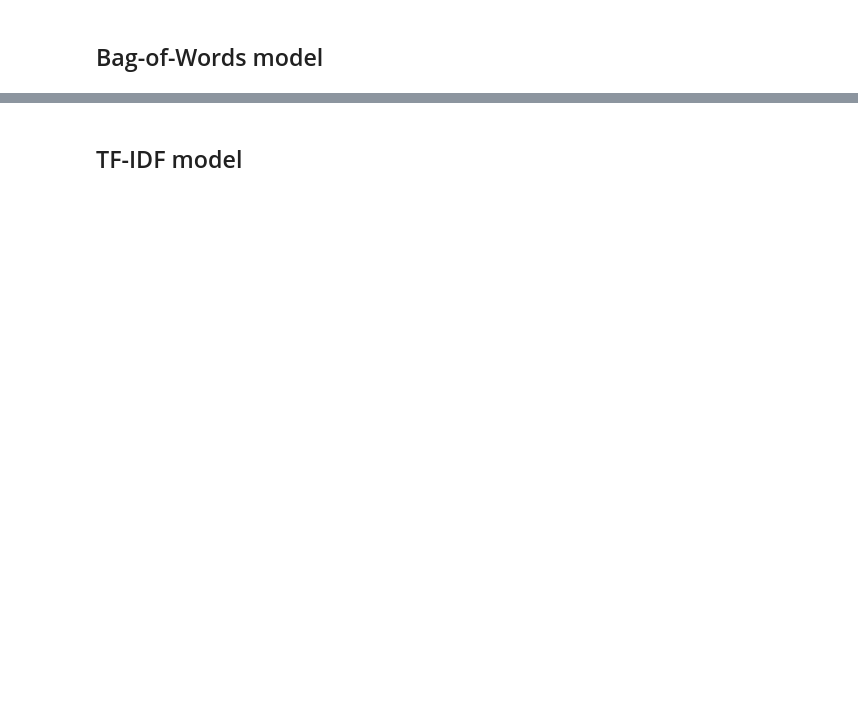
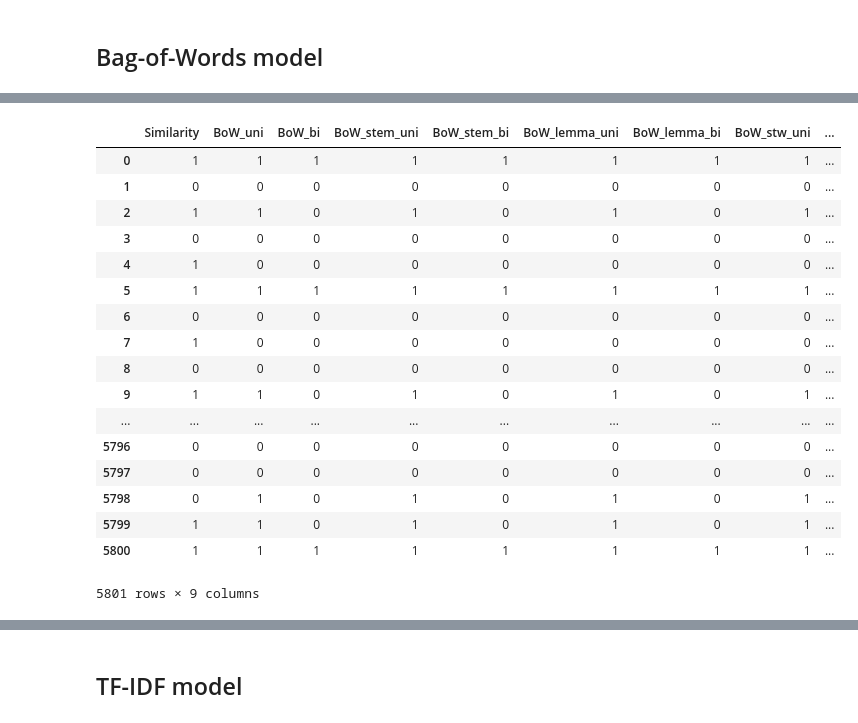
Before and after one commit to mar00nie/NLP-Text-Similarity, a Jupyter notebook: Text_Analysis.ipynb, the cells around one changed output, grey strips where cells are left out. Cells and saved outputs as stored; diff of their text form; code cells hidden in the pictures; blank space fills up the shorter version.

```diff
--- a/Text_Analysis.ipynb
+++ b/Text_Analysis.ipynb
@@ -351,11 +541,36 @@ df_sick_bow.corr(method='spearman')
 # %%
 # Convert scores to binary
 
-msr_bow_binscores = convert_scores_to_binary(msr_bow_scores, 0.7)
-msr_bow_stem_binscores = convert_scores_to_binary(msr_bow_stem_scores, 0.7)
-msr_bow_lem_binscores = convert_scores_to_binary(msr_bow_lem_scores, 0.7)
-msr_bow_stw_binscores = convert_scores_to_binary(msr_bow_stw_scores, 0.7)
+msr_bow_binscores, msr_bow_stem_binscores, msr_bow_lem_binscores, msr_bow_stw_binscores = [], [], [], []
+threshold = 0.7
+
+for i in range(0, 2):
+    msr_bow_binscores.append(convert_scores_to_binary(msr_bow_scores[i], threshold))
+    msr_bow_stem_binscores.append(convert_scores_to_binary(msr_bow_stem_scores[i], threshold))
+    msr_bow_lem_binscores.append(convert_scores_to_binary(msr_bow_lem_scores[i], threshold))
+    msr_bow_stw_binscores.append(convert_scores_to_binary(msr_bow_stw_scores[i], threshold))
 # %%
-df_msr_bow = pd.DataFrame({'Similarity': msr_scores, 'BoW': msr_bow_binscores, 'BoW_stem': msr_bow_stem_binscores,
-                           'BoW_lemma': msr_bow_lem_binscores, 'BoW_filt': msr_bow_stw_binscores})
+df_msr_bow = pd.DataFrame({'Similarity': msr_scores, 'BoW_uni': msr_bow_binscores[0], 'BoW_bi': msr_bow_binscores[1],
+                            'BoW_stem_uni': msr_bow_stem_binscores[0], 'BoW_stem_bi': msr_bow_stem_binscores[1],
+                            'BoW_lemma_uni': msr_bow_lem_binscores[0], 'BoW_lemma_bi': msr_bow_lem_binscores[1],
+                            'BoW_stw_uni': msr_bow_stw_binscores[0], 'BoW_stw_bi': msr_bow_stw_binscores[1]})
 df_msr_bow
+# %% [output]
+|  | Similarity | BoW_uni | BoW_bi | BoW_stem_uni | BoW_stem_bi | BoW_lemma_uni | BoW_lemma_bi | BoW_stw_uni | ... |
+| 0 | 1 | 1 | 1 | 1 | 1 | 1 | 1 | 1 | ... |
+| 1 | 0 | 0 | 0 | 0 | 0 | 0 | 0 | 0 | ... |
+| 2 | 1 | 1 | 0 | 1 | 0 | 1 | 0 | 1 | ... |
+| 3 | 0 | 0 | 0 | 0 | 0 | 0 | 0 | 0 | ... |
+| 4 | 1 | 0 | 0 | 0 | 0 | 0 | 0 | 0 | ... |
+| 5 | 1 | 1 | 1 | 1 | 1 | 1 | 1 | 1 | ... |
+| 6 | 0 | 0 | 0 | 0 | 0 | 0 | 0 | 0 | ... |
+| 7 | 1 | 0 | 0 | 0 | 0 | 0 | 0 | 0 | ... |
+| 8 | 0 | 0 | 0 | 0 | 0 | 0 | 0 | 0 | ... |
+| 9 | 1 | 1 | 0 | 1 | 0 | 1 | 0 | 1 | ... |
+| ... | ... | ... | ... | ... | ... | ... | ... | ... | ... |
+| 5796 | 0 | 0 | 0 | 0 | 0 | 0 | 0 | 0 | ... |
+| 5797 | 0 | 0 | 0 | 0 | 0 | 0 | 0 | 0 | ... |
+| 5798 | 0 | 1 | 0 | 1 | 0 | 1 | 0 | 1 | ... |
+| 5799 | 1 | 1 | 0 | 1 | 0 | 1 | 0 | 1 | ... |
+| 5800 | 1 | 1 | 1 | 1 | 1 | 1 | 1 | 1 | ... |
+5801 rows × 9 columns
```
Also changed, not shown: parts of 88 cells of this notebook.
